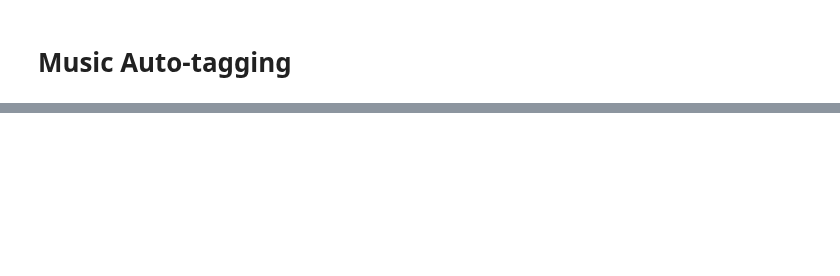
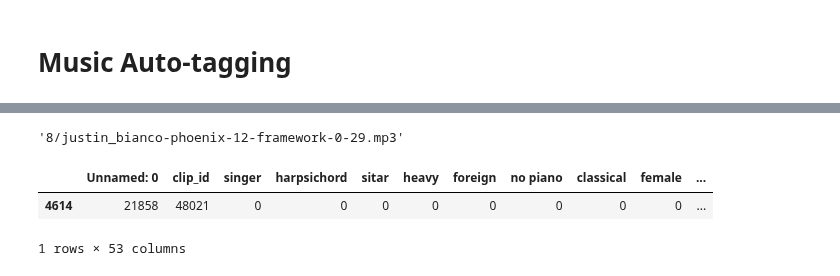
Before and after one commit to jdasam/ant5015, a Jupyter notebook: notebooks/5th_week_autotagging.ipynb, the cells around one changed output, grey strips where cells are left out. Saved outputs shown, nothing was run; the diff lists cells and outputs as text; code cells hidden in the pictures; blank space fills up the shorter version.

```diff
--- a/notebooks/5th_week_autotagging.ipynb
+++ b/notebooks/5th_week_autotagging.ipynb
@@ -18,0 +33,12 @@ import matplotlib.pyplot as plt
+# %%
+# check dataset
+data_dir = Path('MTAT_SMALL')
+assert data_dir.exists()
+
+mp3_fns = list(data_dir.rglob('*.mp3'))
+len(mp3_fns)
+
+mp3_fn = mp3_fns[0]
+y, sr = torchaudio.load(mp3_fn)
+print(mp3_fn, sr)
+ipd.Audio(y, rate=sr)
@@ -18,0 +48,3 @@ import matplotlib.pyplot as plt
+# %%
+df = pd.read_csv('MTAT_SMALL/meta.csv', index_col=[0])
+df.columns.values[1:-1]
@@ -19,3 +60,13 @@ import matplotlib.pyplot as plt
+# %%
+str(mp3_fn.relative_to('MTAT_SMALL/'))
+# %% [output]
+'8/justin_bianco-phoenix-12-framework-0-29.mp3'
+# %%
+df[df['mp3_path']==str(mp3_fn.relative_to('MTAT_SMALL/'))]
+# %% [output]
+|  | Unnamed: 0 | clip_id | singer | harpsichord | sitar | heavy | foreign | no piano | classical | female | ... |
+| 4614 | 21858 | 48021 | 0 | 0 | 0 | 0 | 0 | 0 | 0 | 0 | ... |
+1 rows × 53 columns
 # %%
 class MTATDataset:
   def __init__(self, dir_path, split='train', num_max_data=6000, sr=16000):
```
Also changed, not shown: parts of 7 cells of this notebook.
